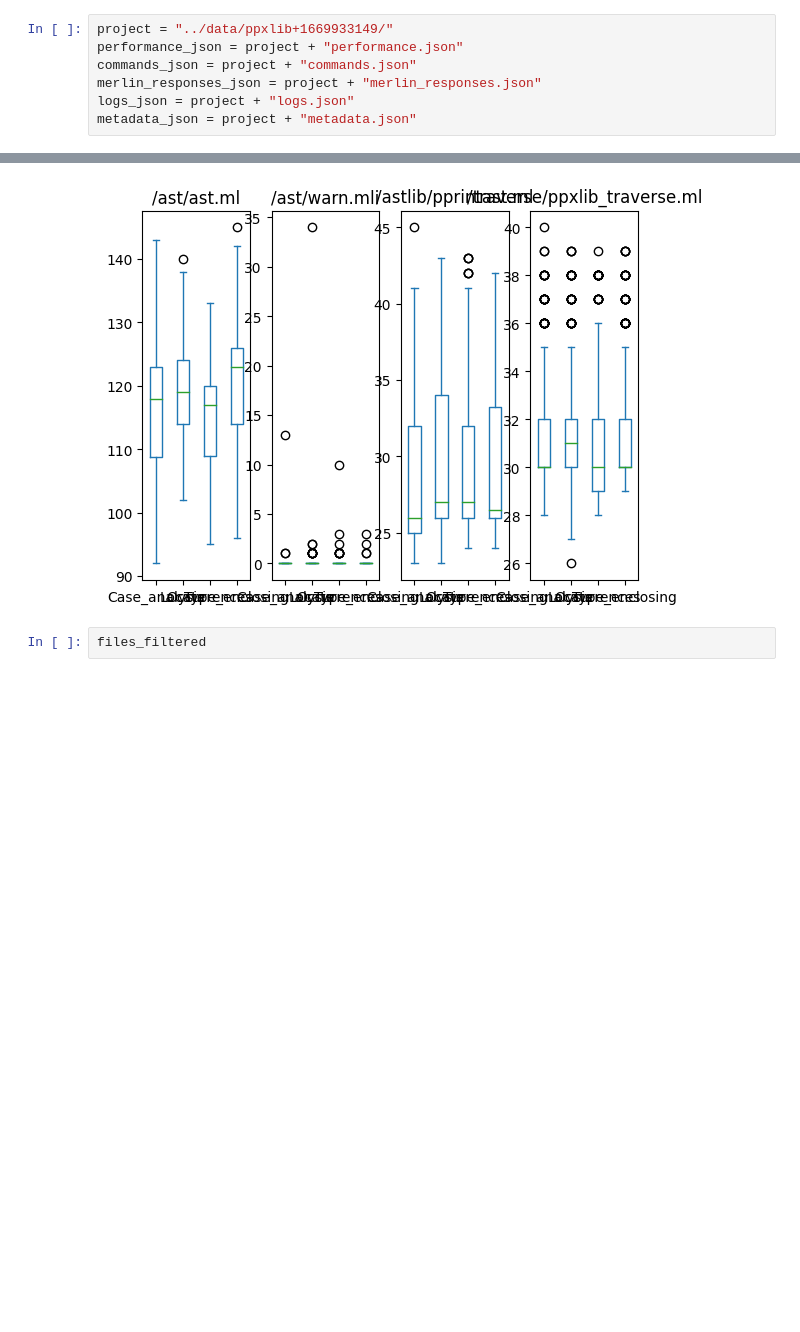
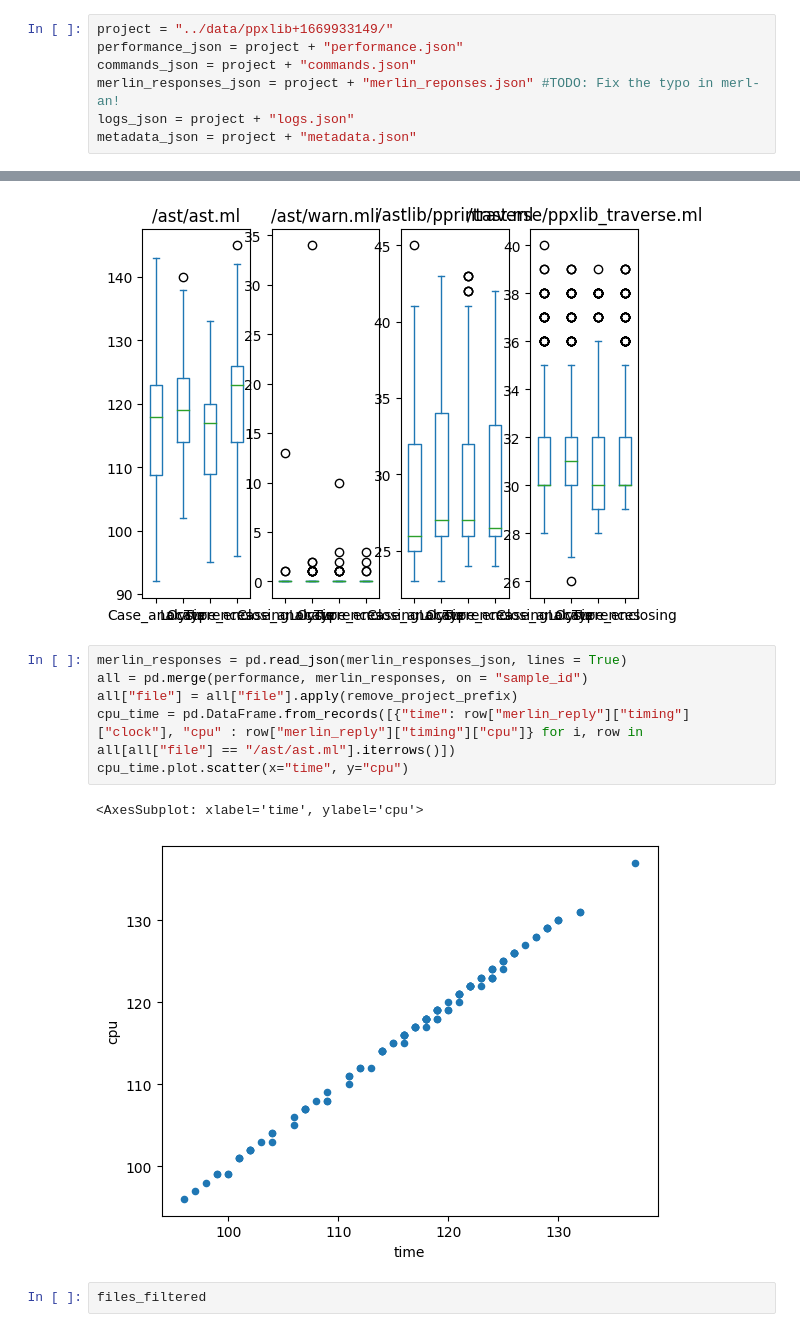
Before and after one commit to pitag-ha/merl-an, a Jupyter notebook: dev/trying_pandas.ipynb, the cells around one changed output, grey strips where cells are left out. Saved outputs shown, nothing was run; the diff lists cells and outputs as text; blank space fills up the shorter version.

Commit message:
Add scattered graph for cpu-timing correspondence

```diff
--- a/dev/trying_pandas.ipynb
+++ b/dev/trying_pandas.ipynb
@@ -9,7 +9,7 @@ import pandas as pd
 project = "../data/ppxlib+1669933149/"
 performance_json = project + "performance.json"
 commands_json = project + "commands.json"
-merlin_responses_json = project + "merlin_responses.json"
+merlin_responses_json = project + "merlin_reponses.json" #TODO: Fix the typo in merl-an!
 logs_json = project + "logs.json"
 metadata_json = project + "metadata.json"
 # %%
@@ -211,6 +211,15 @@ cropped.plot.box(by="qt")
 /traverse/ppxlib_traverse.ml    AxesSubplot(0.731522,0.11;0.168478x0.77)
 dtype: object
 [figure]
+# %%
+merlin_responses = pd.read_json(merlin_responses_json, lines = True)
+all = pd.merge(performance, merlin_responses, on = "sample_id")
+all["file"] = all["file"].apply(remove_project_prefix)
+cpu_time = pd.DataFrame.from_records([{"time": row["merlin_reply"]["timing"]["clock"], "cpu" : row["merlin_reply"]["timing"]["cpu"]} for i, row in all[all["file"] == "/ast/ast.ml"].iterrows()])
+cpu_time.plot.scatter(x="time", y="cpu")
+# %% [output]
+<AxesSubplot: xlabel='time', ylabel='cpu'>
+[figure, added]
 # %%
 files_filtered
 # %% [output]
```
